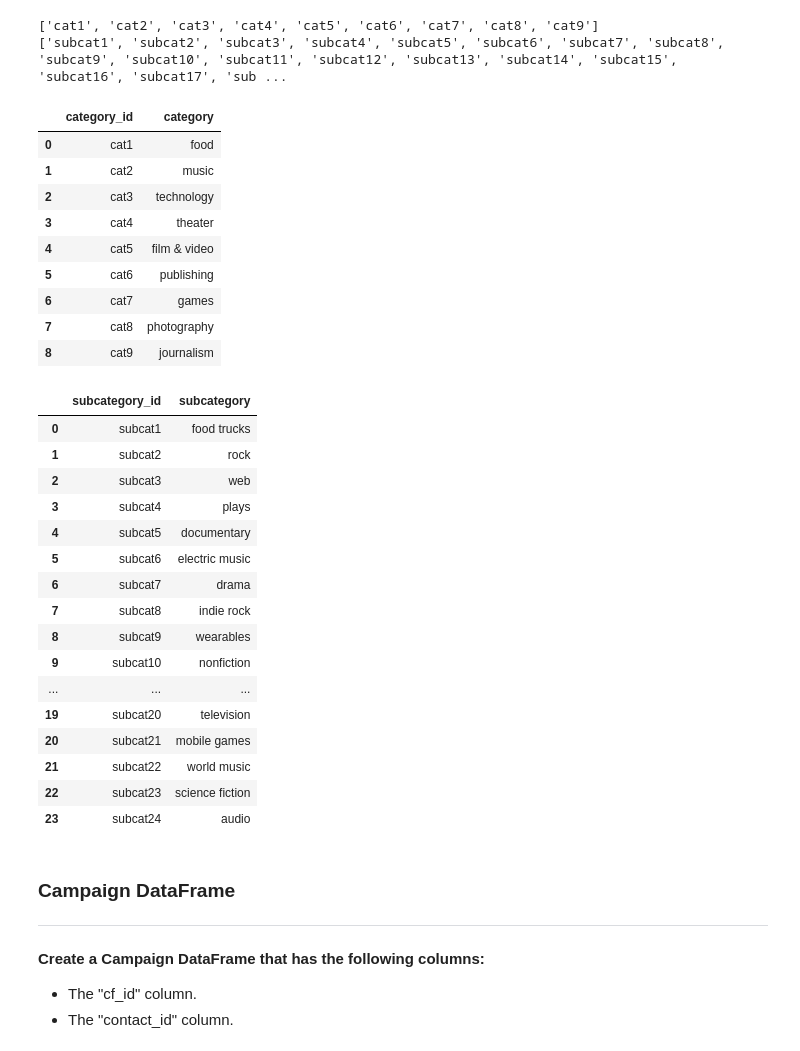
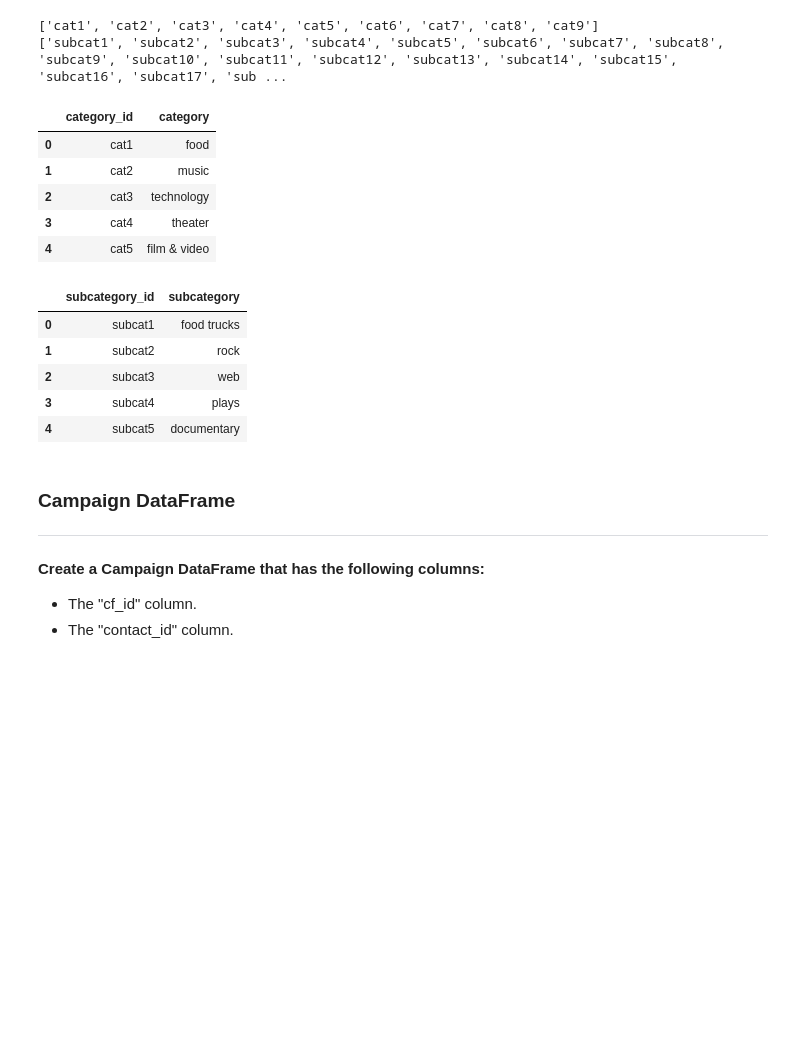
Before and after one commit to Yasmin-9/Crowdfunding_ETL, a Jupyter notebook: Yasmin/ETL_Mini_Project_Yasmin Copy.ipynb, the cells around one changed output. Drawn from its saved outputs; the diff is of its cells as text; code cells hidden in the pictures; blank space fills up the shorter version.

```diff
--- a/Yasmin/ETL_Mini_Project_Yasmin Copy.ipynb
+++ b/Yasmin/ETL_Mini_Project_Yasmin Copy.ipynb
@@ -60,6 +61,8 @@ Index(['cf_id', 'contact_id', 'company_name', 'blurb', 'goal', 'pledged',
       dtype='object')
 # %%
 # Assign the category and subcategory values to category and subcategory columns.
+crowdfunding_info_df[["category", "subcategory"]] = crowdfunding_info_df['category & sub-category'].str.split('/', expand = True)
+crowdfunding_info_df.head()
 # %% [output]
 |  | cf_id | contact_id | company_name | blurb | goal | pledged | outcome | backers_count | country | ... |
 | 0 | 147 | 4661 | Baldwin, Riley and Jackson | Pre-emptive tertiary standardization | 100 | 0 | failed | 0 | CA | ... |
@@ -69,7 +72,8 @@ Index(['cf_id', 'contact_id', 'company_name', 'blurb', 'goal', 'pledged',
 | 4 | 1365 | 2199 | Larson-Little | Proactive foreground core | 7600 | 5265 | failed | 53 | US | ... |
 # %%
 # Get the unique categories and subcategories in separate lists.
-
+categories = crowdfunding_info_df['category'].unique().tolist()
+subcategories = crowdfunding_info_df['subcategory'].unique().tolist()
 
 print(categories)
 print(subcategories)
@@ -100,9 +99,9 @@ print(subcategory_ids)
 [ 1  2  3  4  5  6  7  8  9 10 11 12 13 14 15 16 17 18 19 20 21 22 23 24]
 # %%
 # Use a list comprehension to add "cat" to each category_id.
-
+cat_ids = ['cat' + str(id) for id in category_ids ]
 # Use a list comprehension to add "subcat" to each subcategory_id.
-
+scat_ids = ['subcat' + str(scatid) for scatid in subcategory_ids]
 
 print(cat_ids)
 print(scat_ids)
@@ -111,10 +110,12 @@ print(scat_ids)
 ['subcat1', 'subcat2', 'subcat3', 'subcat4', 'subcat5', 'subcat6', 'subcat7', 'subcat8', 'subcat9', 'subcat10', 'subcat11', 'subcat12', 'subcat13', 'subcat14', 'subcat15', 'subcat16', 'subcat17', 'sub ...
 # %%
 # Create a category DataFrame with the category_id array as the category_id and categories list as the category name.
+category_df = pd.DataFrame({"category_id": cat_ids, "category": categories})
 
 # Create a category DataFrame with the subcategory_id array as the subcategory_id and subcategories list as the subcategory name.
+subcategory_df = pd.DataFrame({"subcategory_id" : scat_ids, "subcategory" : subcategories})
 # %%
-category_df
+category_df.head()
 # %% [output]
 |  | category_id | category |
 | 0 | cat1 | food |
@@ -122,29 +123,14 @@ category_df
 | 2 | cat3 | technology |
 | 3 | cat4 | theater |
 | 4 | cat5 | film & video |
-| 5 | cat6 | publishing |
-| 6 | cat7 | games |
-| 7 | cat8 | photography |
-| 8 | cat9 | journalism |
 # %%
-subcategory_df
+subcategory_df.head()
 # %% [output]
 |  | subcategory_id | subcategory |
 | 0 | subcat1 | food trucks |
 | 1 | subcat2 | rock |
 | 2 | subcat3 | web |
 | 3 | subcat4 | plays |
 | 4 | subcat5 | documentary |
-| 5 | subcat6 | electric music |
-| 6 | subcat7 | drama |
-| 7 | subcat8 | indie rock |
-| 8 | subcat9 | wearables |
-| 9 | subcat10 | nonfiction |
-| ... | ... | ... |
-| 19 | subcat20 | television |
-| 20 | subcat21 | mobile games |
-| 21 | subcat22 | world music |
-| 22 | subcat23 | science fiction |
-| 23 | subcat24 | audio |
 # %%
 # Export categories_df and subcategories_df as CSV files.
```
Also changed, not shown: parts of 3 cells of this notebook, 2 other files.
